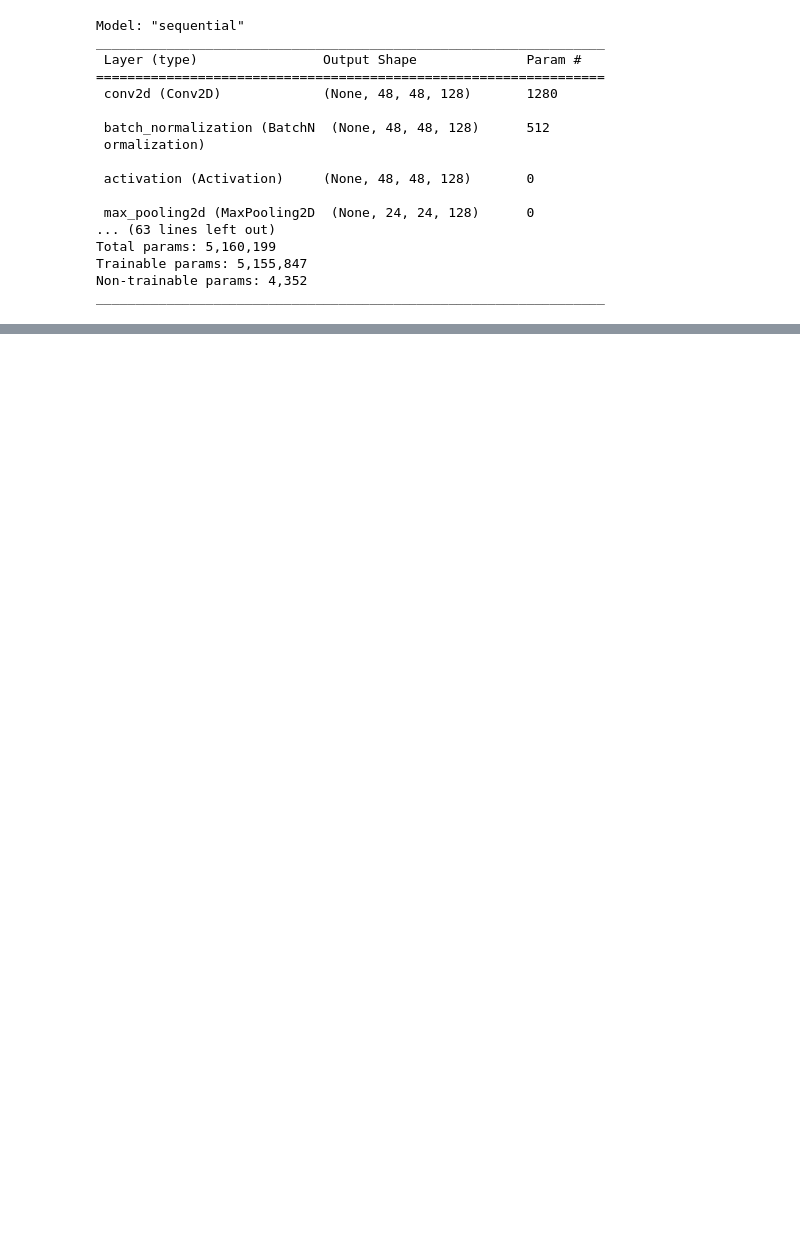
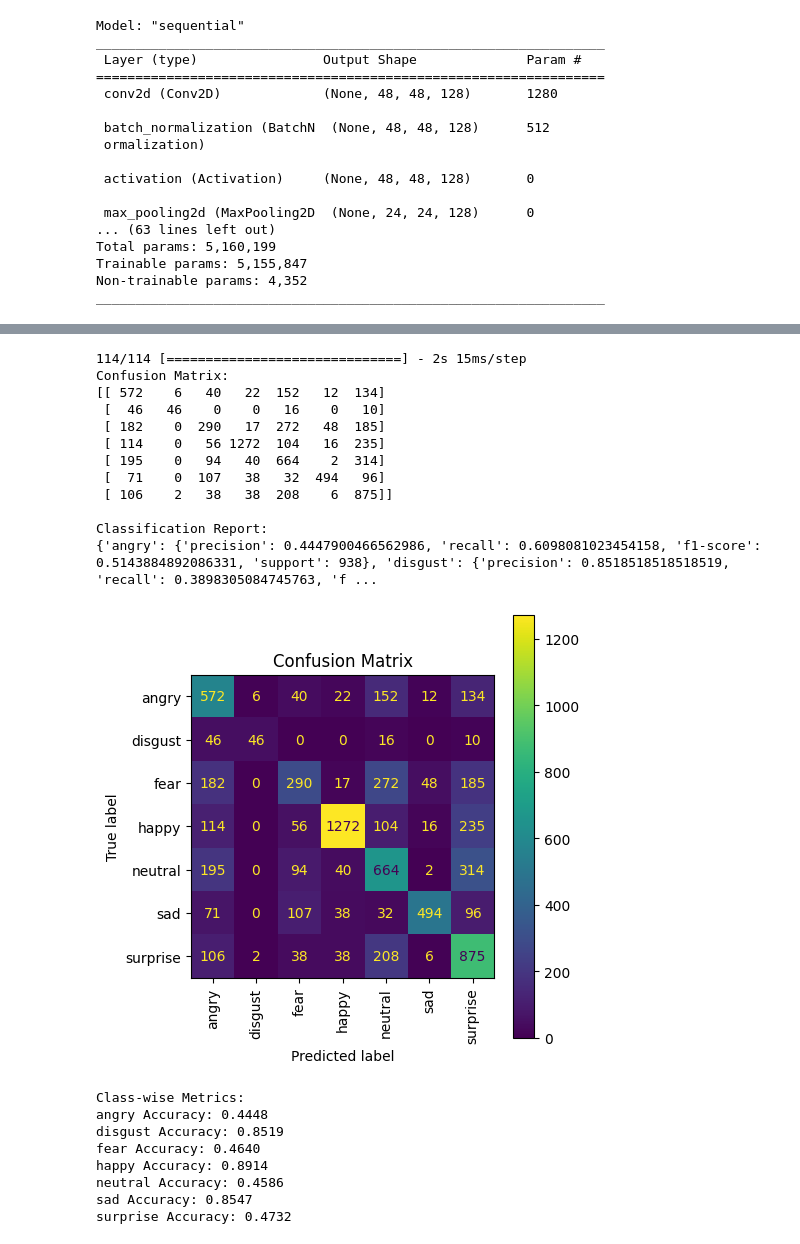
Before and after one commit to munnigel/Facial-Expression-Recognition, a Jupyter notebook: final-models/ConvolutionalNeuralNet.ipynb, the cells around one changed output, grey strips where cells are left out. Drawn from its saved outputs; the diff is of its cells as text; code cells hidden in the pictures; blank space fills up the shorter version.

```diff
--- a/final-models/ConvolutionalNeuralNet.ipynb
+++ b/final-models/ConvolutionalNeuralNet.ipynb
@@ -165,0 +177,80 @@ model.save_weights("fer.h5")
+# %%
+import matplotlib.pyplot as plt
+from sklearn.metrics import classification_report, confusion_matrix
+from sklearn.metrics import ConfusionMatrixDisplay
+from sklearn.svm import SVC
+from keras.models import model_from_json
+import numpy as np
+
+model = model_from_json(open("fer.json", "r").read())
+#load weights
+model.load_weights('fer.h5')
+
+emotions = ['angry', 'disgust', 'fear', 'happy', 'neutral', 'sad', 'surprise']
+
+# Use the model to predict probabilities for each class
+y_pred_probs = model.predict(validation_ds)
+
+# Convert the probabilities to class labels (using the highest probability)
+y_pred = np.argmax(y_pred_probs, axis=1)
+
+# Get true class labels from the validation dataset (convert one-hot encoded labels to integers)
+y_true = np.concatenate([np.argmax(y, axis=1) for x, y in validation_ds], axis=0)
+
+
+# Compute the confusion matrix
+conf_matrix = confusion_matrix(y_true, y_pred)
+
+# Compute the classification report
+# class_report = classification_report(y_true, y_pred, target_names=emotions) # Replace 'class_names' with the list of your class names
+# Compute the classification report
+class_report = classification_report(y_true, y_pred, target_names=emotions, output_dict=True)
+
+
+print("Confusion Matrix:")
+print(conf_matrix)
+
+print("\nClassification Report:")
+print(class_report)
+
+# Create a ConfusionMatrixDisplay object
+disp = ConfusionMatrixDisplay(confusion_matrix=conf_matrix, display_labels=emotions)
+
+# Plot the confusion matrix
+fig, ax = plt.subplots(figsize=(5, 5))
+disp.plot(ax=ax, xticks_rotation='vertical', cmap='viridis')
+
+# Customize the plot (optional)
+ax.set_title("Confusion Matrix")
+plt.tight_layout()
+
+# Show the plot
+plt.show()
+
+# Print class-wise metrics
+print("Class-wise Metrics:")
+for emotion in emotions:
+    acc = class_report[emotion]['precision']
+    print(f"{emotion} Accuracy: {acc:.4f}")
+# %% [output]
+114/114 [==============================] - 2s 15ms/step
+Confusion Matrix:
+[[ 572    6   40   22  152   12  134]
+ [  46   46    0    0   16    0   10]
+ [ 182    0  290   17  272   48  185]
+ [ 114    0   56 1272  104   16  235]
+ [ 195    0   94   40  664    2  314]
+ [  71    0  107   38   32  494   96]
+ [ 106    2   38   38  208    6  875]]
+
+Classification Report:
+{'angry': {'precision': 0.4447900466562986, 'recall': 0.6098081023454158, 'f1-score': 0.5143884892086331, 'support': 938}, 'disgust': {'precision': 0.8518518518518519, 'recall': 0.3898305084745763, 'f ...
+[figure, added]
+Class-wise Metrics:
+angry Accuracy: 0.4448
+disgust Accuracy: 0.8519
+fear Accuracy: 0.4640
+happy Accuracy: 0.8914
+neutral Accuracy: 0.4586
+sad Accuracy: 0.8547
+surprise Accuracy: 0.4732
```
Also changed, not shown: parts of 12 cells of this notebook, 21 other files.
